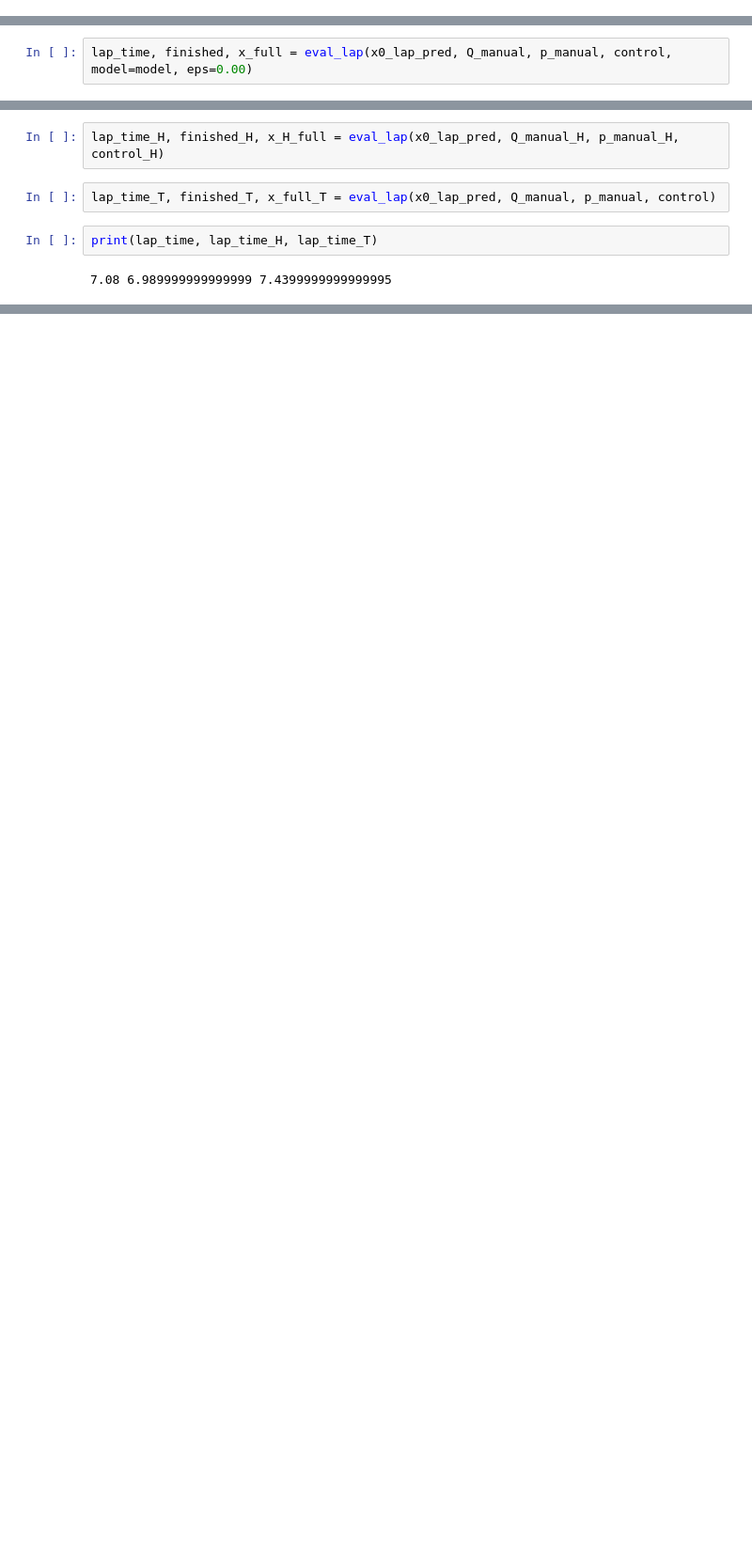
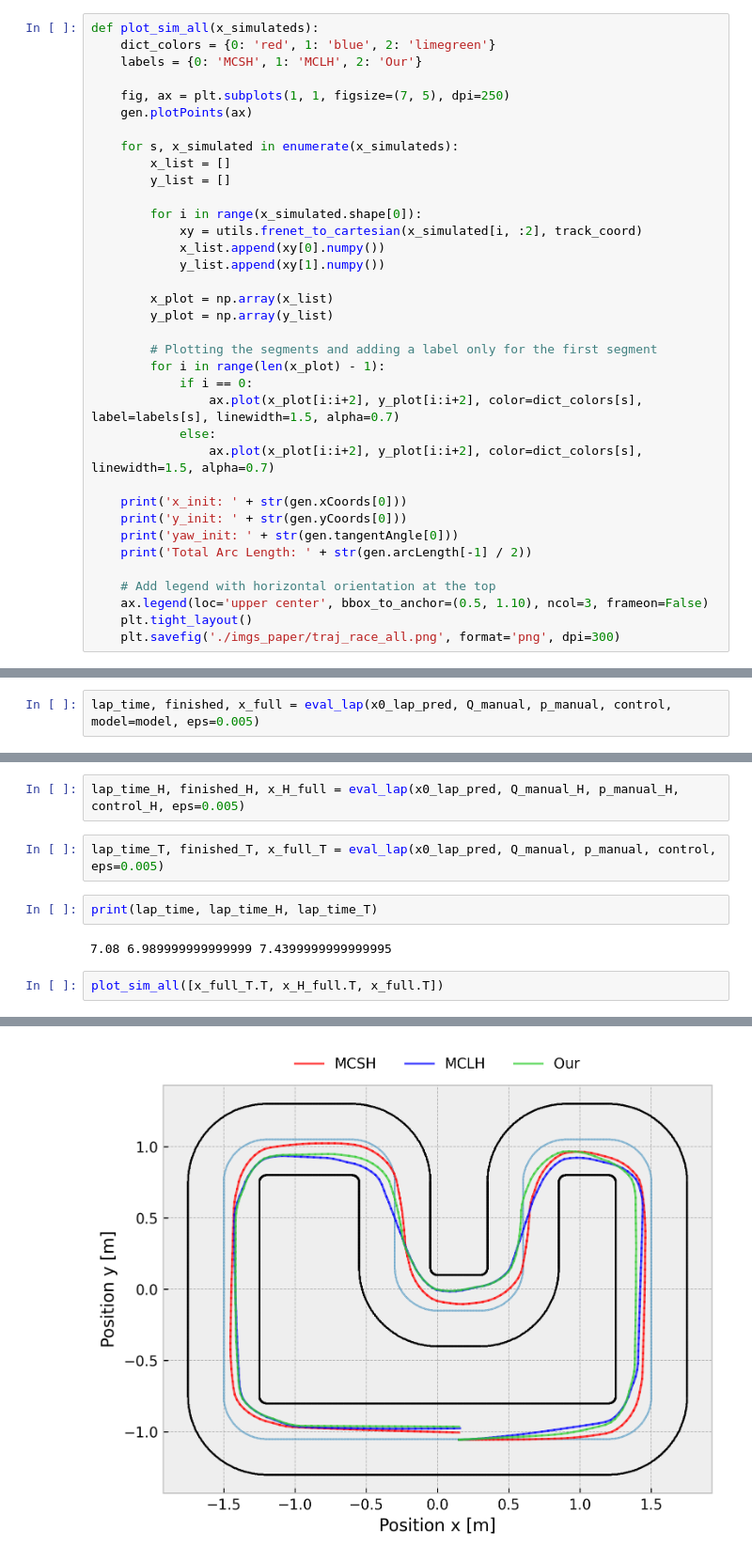
Before and after one commit to AlanLahoud/ZipMPC, a Jupyter notebook: results.ipynb, the cells around one changed output, grey strips where cells are left out. Shown at 94% size. Saved outputs shown, nothing was run; the diff lists cells and outputs as text; blank space fills up the shorter version.

```diff
--- a/results.ipynb
+++ b/results.ipynb
@@ -58,3 +62,39 @@ def plot_sim(x_simulated):
+# %%
+def plot_sim_all(x_simulateds):
+    dict_colors = {0: 'red', 1: 'blue', 2: 'limegreen'}
+    labels = {0: 'MCSH', 1: 'MCLH', 2: 'Our'}
+
+    fig, ax = plt.subplots(1, 1, figsize=(7, 5), dpi=250)
+    gen.plotPoints(ax)
+
+    for s, x_simulated in enumerate(x_simulateds):
+        x_list = []
+        y_list = []
+
+        for i in range(x_simulated.shape[0]):
+            xy = utils.frenet_to_cartesian(x_simulated[i, :2], track_coord)
+            x_list.append(xy[0].numpy())
+            y_list.append(xy[1].numpy())
+
+        x_plot = np.array(x_list)
+        y_plot = np.array(y_list)
+
+        # Plotting the segments and adding a label only for the first segment
+        for i in range(len(x_plot) - 1):
+            if i == 0:
+                ax.plot(x_plot[i:i+2], y_plot[i:i+2], color=dict_colors[s], label=labels[s], linewidth=1.5, alpha=0.7)
+            else:
+                ax.plot(x_plot[i:i+2], y_plot[i:i+2], color=dict_colors[s], linewidth=1.5, alpha=0.7)
+
+    print('x_init: ' + str(gen.xCoords[0]))
+    print('y_init: ' + str(gen.yCoords[0]))
+    print('yaw_init: ' + str(gen.tangentAngle[0]))
+    print('Total Arc Length: ' + str(gen.arcLength[-1] / 2))
+
+    # Add legend with horizontal orientation at the top
+    ax.legend(loc='upper center', bbox_to_anchor=(0.5, 1.10), ncol=3, frameon=False)
+    plt.tight_layout()
+    plt.savefig('./imgs_paper/traj_race_all.png', format='png', dpi=300)
 # %%
 mpc_T = 20
 mpc_H = 60
@@ -184,4 +224,4 @@ def eval_lap(x0, Q_manual, p_manual, control, model=None, eps=0.):
 
     return lap_time, finished, x_full
 # %%
-lap_time, finished, x_full = eval_lap(x0_lap_pred, Q_manual, p_manual, control, model=model, eps=0.00)
+lap_time, finished, x_full = eval_lap(x0_lap_pred, Q_manual, p_manual, control, model=model, eps=0.005)
@@ -188,8 +231,11 @@ lap_time, finished, x_full = eval_lap(x0_lap_pred, Q_manual, p_manual, control,
 # %%
-lap_time_H, finished_H, x_H_full = eval_lap(x0_lap_pred, Q_manual_H, p_manual_H, control_H)
+lap_time_H, finished_H, x_H_full = eval_lap(x0_lap_pred, Q_manual_H, p_manual_H, control_H, eps=0.005)
 # %%
-lap_time_T, finished_T, x_full_T = eval_lap(x0_lap_pred, Q_manual, p_manual, control)
+lap_time_T, finished_T, x_full_T = eval_lap(x0_lap_pred, Q_manual, p_manual, control, eps=0.005)
 # %%
 print(lap_time, lap_time_H, lap_time_T)
 # %% [output]
 7.08 6.989999999999999 7.4399999999999995
+# %%
+plot_sim_all([x_full_T.T, x_H_full.T, x_full.T])
+# %% [output]
@@ -196,3 +246,4 @@ print(lap_time, lap_time_H, lap_time_T)
+[figure, added]
 # %%
 plot_sim(x_full_T.T)
 # %% [output]
```
Also changed, not shown: parts of 20 cells of this notebook, 1 other file.
